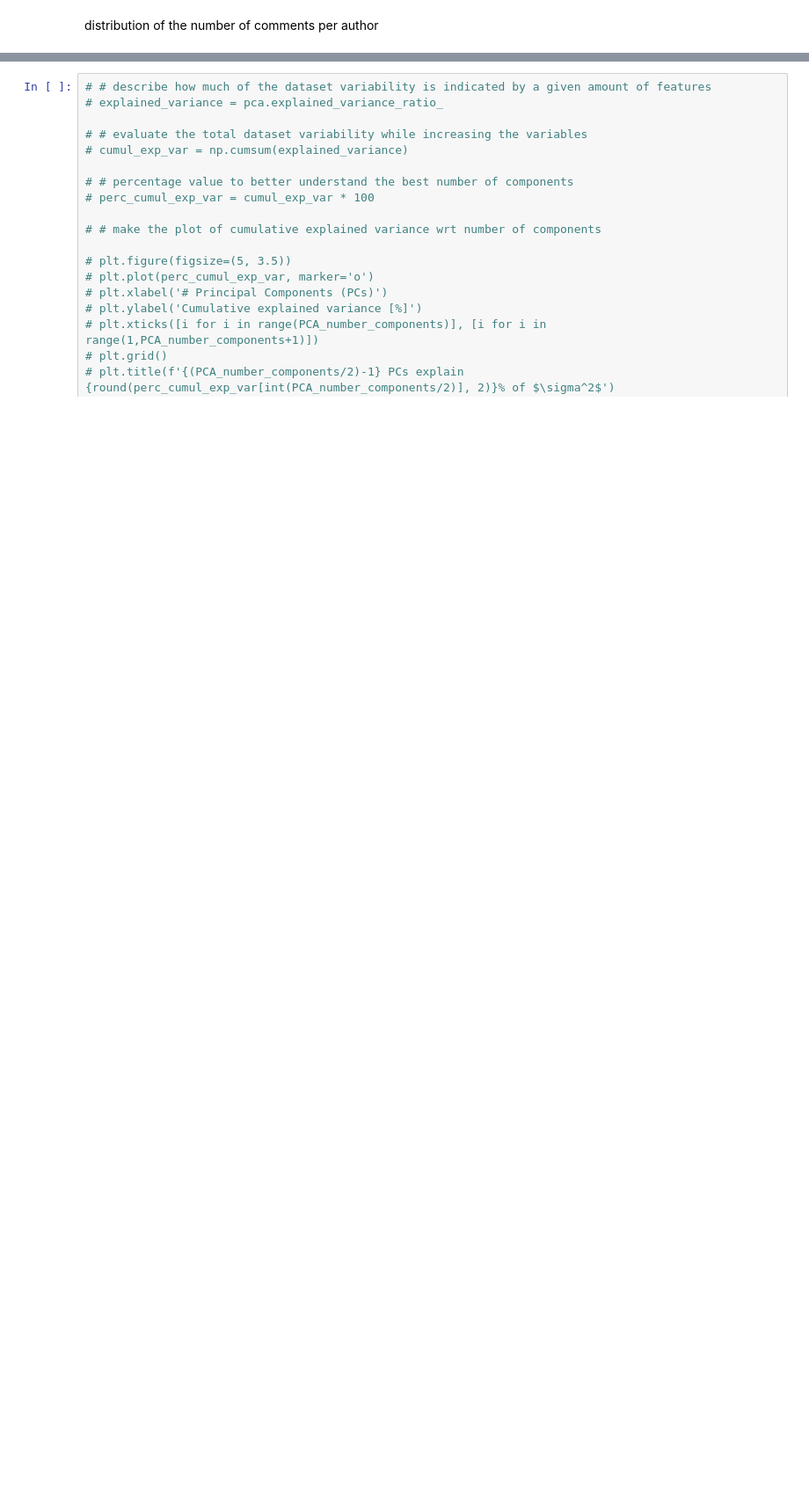
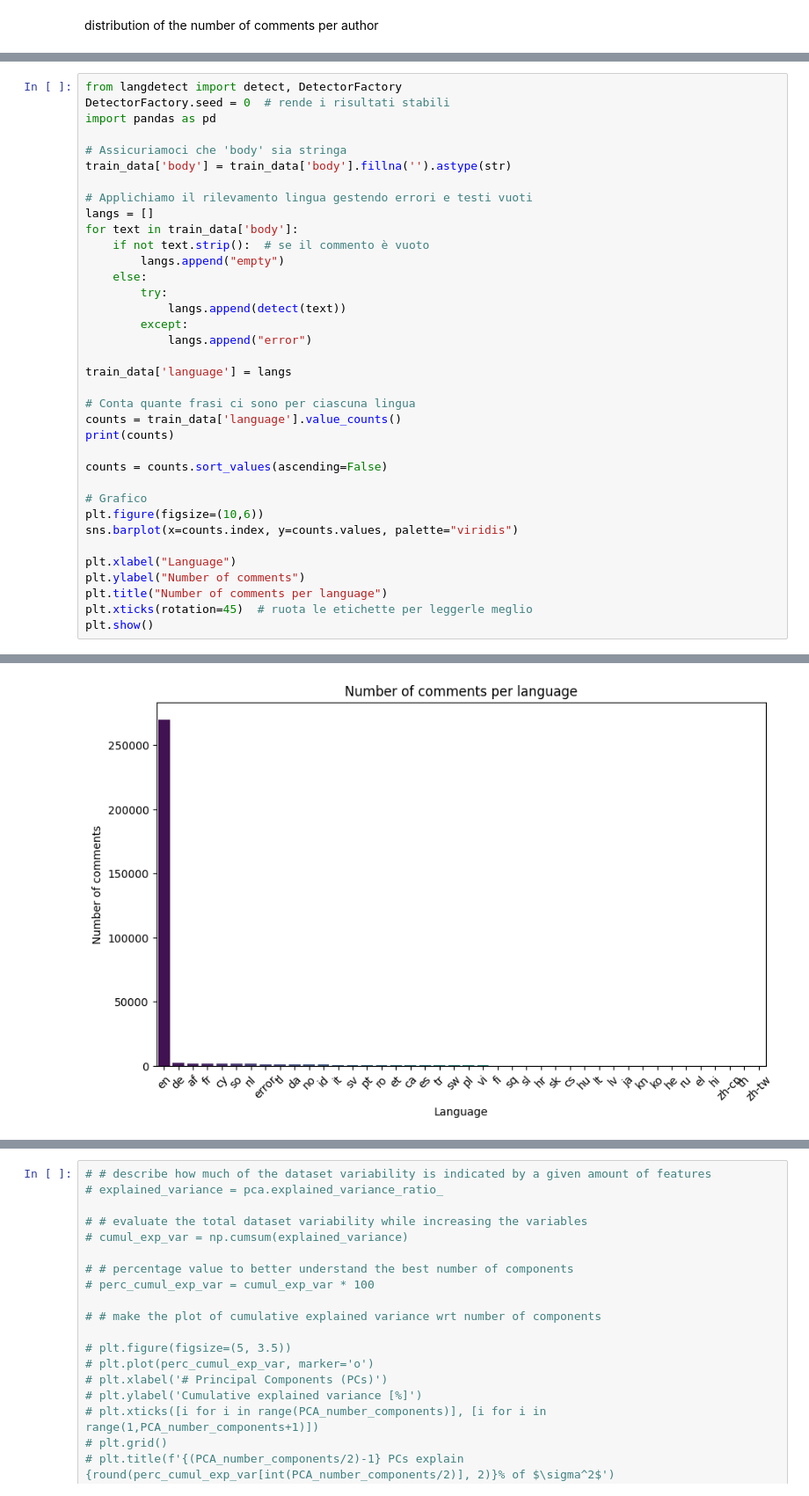
Before and after one commit to PettinatoGiacomo/ML4N-reddit, a Jupyter notebook: pre-processing.ipynb, the cells around one changed output, grey strips where cells are left out. Shown at 88% size. Cells and saved outputs as stored; diff of their text form; blank space fills up the shorter version.

```diff
--- a/pre-processing.ipynb
+++ b/pre-processing.ipynb
@@ -417,0 +196,37 @@ df_final.to_csv("X_reduced_with_labels.csv", index=False)
+# %%
+from langdetect import detect, DetectorFactory
+DetectorFactory.seed = 0  # rende i risultati stabili
+import pandas as pd
+
+# Assicuriamoci che 'body' sia stringa
+train_data['body'] = train_data['body'].fillna('').astype(str)
+
+# Applichiamo il rilevamento lingua gestendo errori e testi vuoti
+langs = []
+for text in train_data['body']:
+    if not text.strip():  # se il commento è vuoto
+        langs.append("empty")
+    else:
+        try:
+            langs.append(detect(text))
+        except:
+            langs.append("error")
+
+train_data['language'] = langs
+
+# Conta quante frasi ci sono per ciascuna lingua
+counts = train_data['language'].value_counts()
+print(counts)
+
+counts = counts.sort_values(ascending=False)
+
+# Grafico
+plt.figure(figsize=(10,6))
+sns.barplot(x=counts.index, y=counts.values, palette="viridis")
+
+plt.xlabel("Language")
+plt.ylabel("Number of comments")
+plt.title("Number of comments per language")
+plt.xticks(rotation=45)  # ruota le etichette per leggerle meglio
+plt.show()
+# %% [output]
@@ -417,0 +253 @@ df_final.to_csv("X_reduced_with_labels.csv", index=False)
+[figure, added]
```
Also changed, not shown: parts of 61 cells of this notebook.
